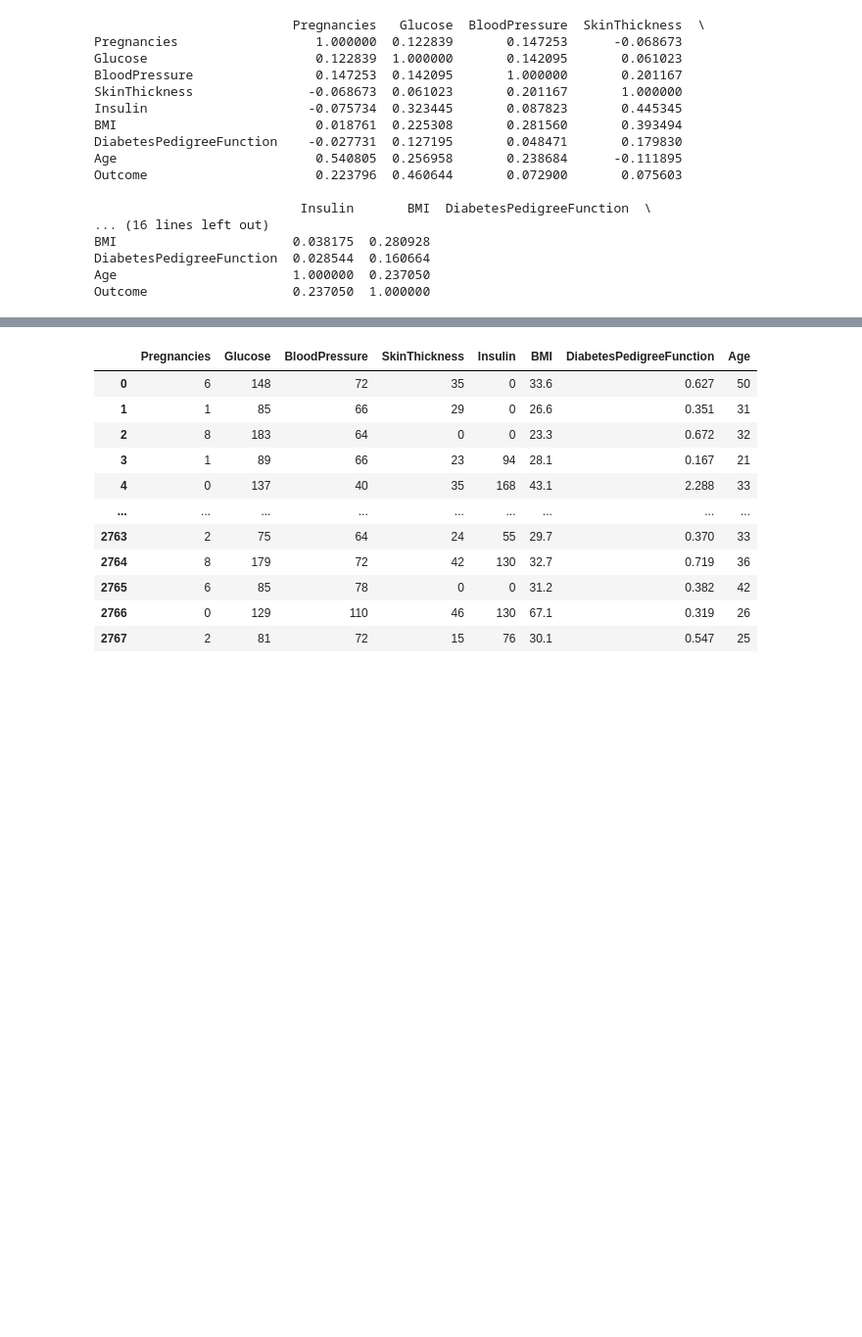
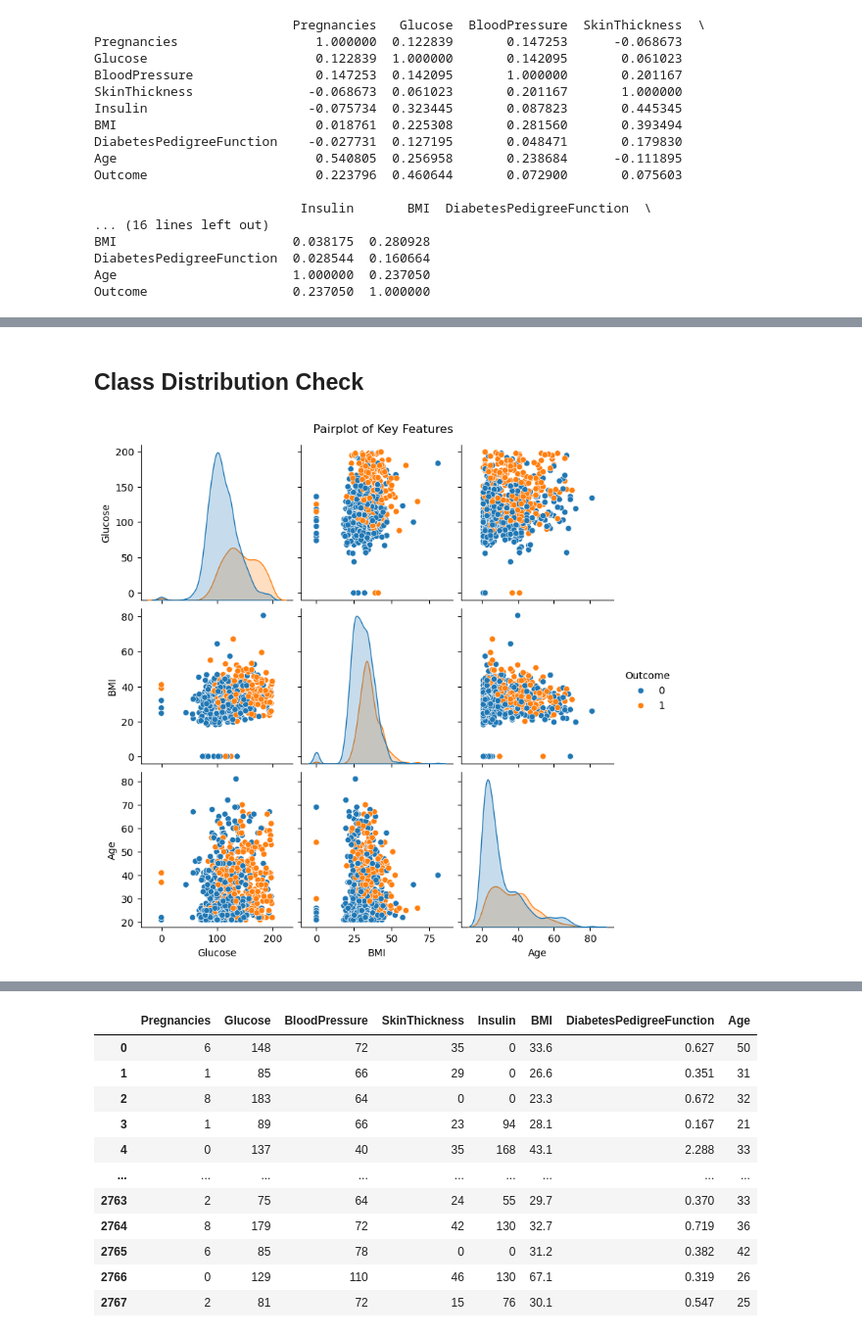
Before and after one commit to VenumiV/diabetes-predictor-ml-flask, a Jupyter notebook: notebooks/FC212029_Venumi/RandomForest.ipynb, the cells around one changed output, grey strips where cells are left out. Shown at 98% size. Cells and saved outputs as stored; diff of their text form; code cells hidden in the pictures; blank space fills up the shorter version.

```diff
--- a/notebooks/FC212029_Venumi/RandomForest.ipynb
+++ b/notebooks/FC212029_Venumi/RandomForest.ipynb
@@ -112,0 +113,9 @@ sns.heatmap(correlation)
+# %% [markdown]
+## Class Distribution Check
+# %%
+# 2. Pairplot for important features
+sns.pairplot(data[['Glucose', 'BMI', 'Age', 'Outcome']], hue='Outcome')
+plt.suptitle('Pairplot of Key Features', y=1.02)
+plt.show()
+# %% [output]
+[figure, added]
```
Also changed, not shown: parts of 9 cells of this notebook.
